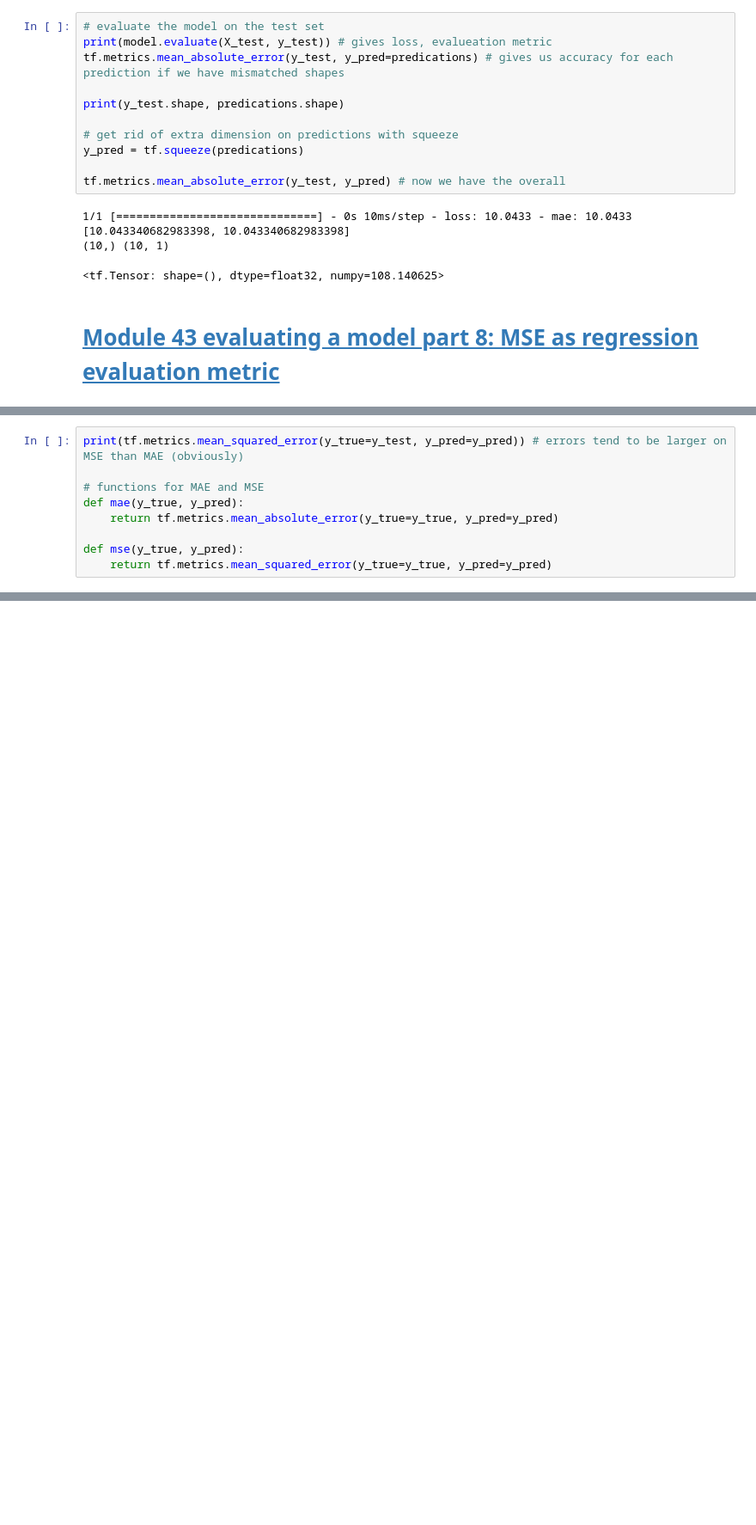
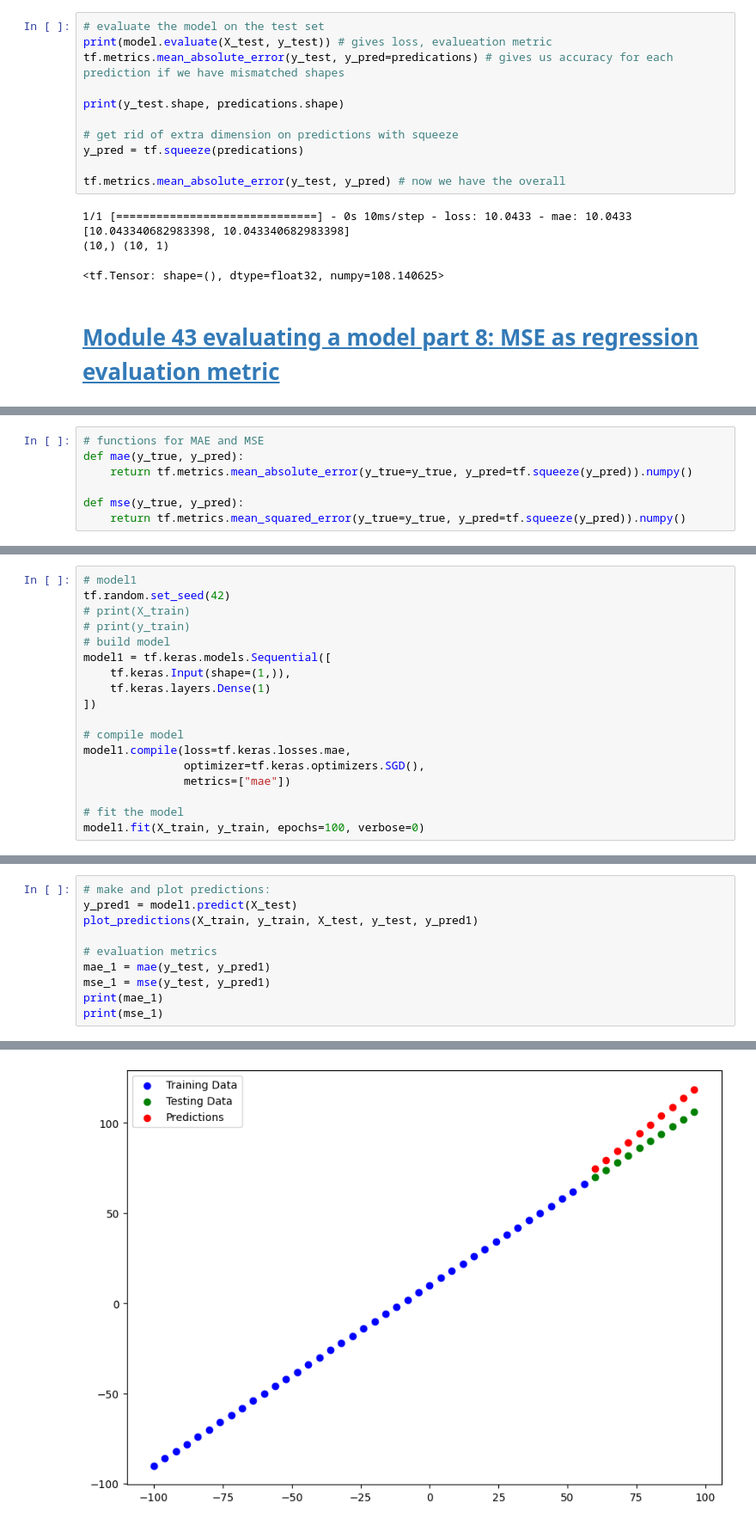
Before and after one commit to nripstein/Tensorflow-Tutorial, a Jupyter notebook: neural-network-regression.ipynb, the cells around one changed output, grey strips where cells are left out. Shown: that part at 86% size. Drawn from its saved outputs; the diff is of its cells as text; blank space fills up the shorter version.

```diff
--- a/neural-network-regression.ipynb
+++ b/neural-network-regression.ipynb
@@ -367,9 +368,7 @@ tf.metrics.mean_absolute_error(y_test, y_pred) # now we have the overall
 # %%
-print(tf.metrics.mean_squared_error(y_true=y_test, y_pred=y_pred)) # errors tend to be larger on MSE than MAE (obviously)
-
 # functions for MAE and MSE
 def mae(y_true, y_pred):
-    return tf.metrics.mean_absolute_error(y_true=y_true, y_pred=y_pred)
+    return tf.metrics.mean_absolute_error(y_true=y_true, y_pred=tf.squeeze(y_pred)).numpy()
 
 def mse(y_true, y_pred):
-    return tf.metrics.mean_squared_error(y_true=y_true, y_pred=y_pred)
+    return tf.metrics.mean_squared_error(y_true=y_true, y_pred=tf.squeeze(y_pred)).numpy()
@@ -377,0 +387,18 @@ tf.Tensor(108.140625, shape=(), dtype=float32)
+# %%
+# model1
+tf.random.set_seed(42)
+# print(X_train)
+# print(y_train)
+# build model
+model1 = tf.keras.models.Sequential([
+    tf.keras.Input(shape=(1,)),
+    tf.keras.layers.Dense(1)
+])
+
+# compile model
+model1.compile(loss=tf.keras.losses.mae,
+               optimizer=tf.keras.optimizers.SGD(),
+               metrics=["mae"])
+
+# fit the model
+model1.fit(X_train, y_train, epochs=100, verbose=0)
@@ -377,0 +407,11 @@ tf.Tensor(108.140625, shape=(), dtype=float32)
+# %%
+# make and plot predictions:
+y_pred1 = model1.predict(X_test)
+plot_predictions(X_train, y_train, X_test, y_test, y_pred1)
+
+# evaluation metrics
+mae_1 = mae(y_test, y_pred1)
+mse_1 = mse(y_test, y_pred1)
+print(mae_1)
+print(mse_1)
+# %% [output]
@@ -377,0 +419 @@ tf.Tensor(108.140625, shape=(), dtype=float32)
+[figure, added]
```
Also changed, not shown: parts of 19 cells of this notebook, 5 other files.
